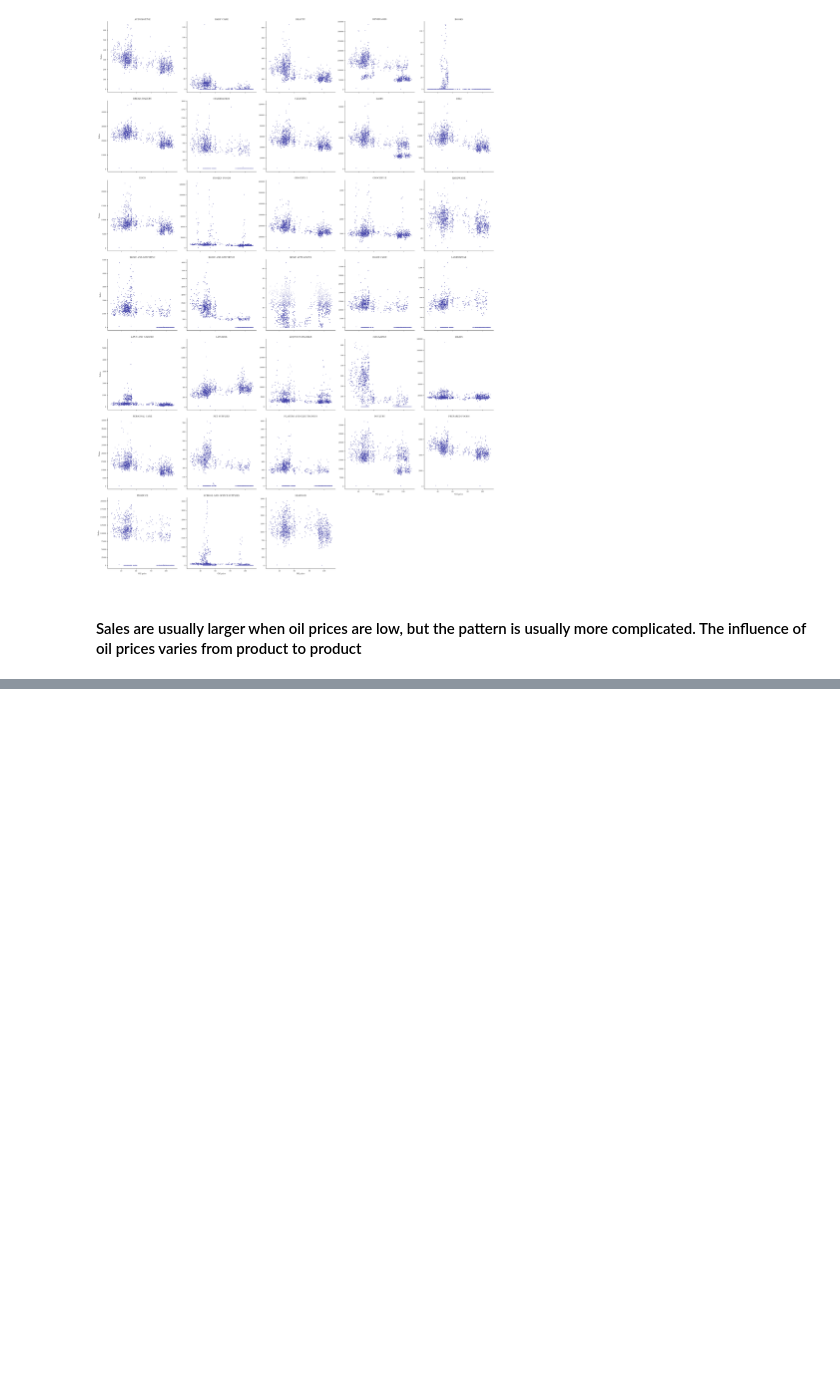
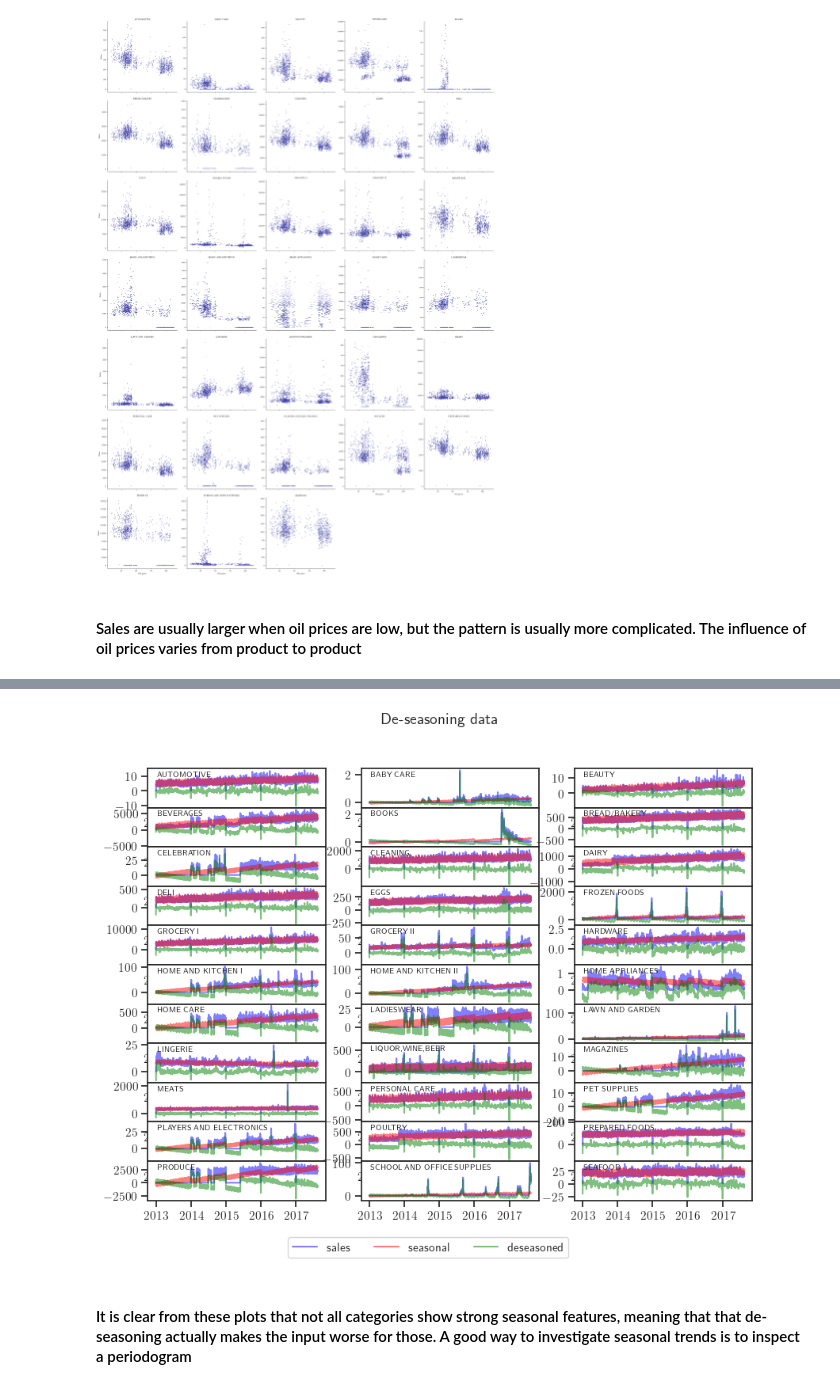
Before and after one commit to bertlem/kaggle-store-sales-ts-forecasting, a Jupyter notebook: data_exploration.ipynb, the cells around one changed output, grey strips where cells are left out. Saved outputs shown, nothing was run; the diff lists cells and outputs as text; code cells hidden in the pictures; blank space fills up the shorter version.

Commit message:
Add seasonal information and lag features

```diff
--- a/data_exploration.ipynb
+++ b/data_exploration.ipynb
@@ -606,0 +625,4 @@ multi_scatter(temp, 'price_oil_interp', 'sales', 'family', 5, r'Oil price', r'Sa
+# %%
+temp_lag = data.groupby(["date", "family"]).sales.mean().reset_index()#.set_index("date")
+average_sales = temp_lag.pivot(index='date', columns='family', values='sales')
+average_sales.head()
@@ -606,0 +681,47 @@ multi_scatter(temp, 'price_oil_interp', 'sales', 'family', 5, r'Oil price', r'Sa
+# %%
+list_cat = list(average_sales.columns.unique())
+n_cat=len(list_cat)
+deseasoned = average_sales.copy()
+for i in range(len(list_cat)):
+    col_pred=str(list_cat[i])+'_pred'
+    col_des=str(list_cat[i])+'_des'
+    deseasoned[col_pred], deseasoned[col_des] = deseason(deseasoned, list_cat[i])
+# %%
+deseasoned['date'] = average_sales.index
+deseasoned.reset_index(drop=True, inplace=True)
+# %%
+def plot_deseasoning_categorical_sales(df, list_cat, path, filename, cm):
+
+    n_cat=len(list_cat)
+    # get the required number of rows given 3 columns
+    ncols = 3
+    nrows = n_cat // ncols + (n_cat % ncols > 0)
+
+    fig = plt.figure(figsize=(25*cm, 18*cm))
+    fig.subplots_adjust(hspace=0.)
+    fig.suptitle('De-seasoning data')
+
+    colx = 'date'
+    for n, cat in enumerate(list_cat):
+        # cols to plot
+        coly1 = str(cat)
+        coly2 = str(cat+'_pred')
+        coly3 = str(cat+'_des')
+        # add a new subplot iteratively using nrows and cols
+        ax = plt.subplot(nrows, ncols, n + 1)
+        axa = ax.plot(df[colx], df[coly1], color='blue', alpha=0.5, label='sales')
+        axb = ax.plot(df[colx], df[coly2], color='red', alpha=0.5, label='seasonal')
+        axc = ax.plot(df[colx], df[coly3], color='green', alpha=0.5, label='deseasoned')
+        ax.annotate(cat, xy=(0.05,0.8), xycoords='axes fraction', fontsize='xx-small')
+
+    handles, labels = ax.get_legend_handles_labels()
+    fig.legend(handles, labels, loc='lower center', ncol=3)
+
+    file = path / str(filename)
+    fig.savefig(file, format='pdf')
+
+plot_deseasoning_categorical_sales(deseasoned, list_cat, path_plots, 'Deseasoning_categorical data.pdf', cm)
+# %% [output]
+[figure, added]
+# %% [markdown]
+#### It is clear from these plots that not all categories show strong seasonal features, meaning that that de-seasoning actually makes the input worse for those. A good way to investigate seasonal trends is to inspect a periodogram
```
Also changed, not shown: parts of 15 cells of this notebook, 4 other files.
